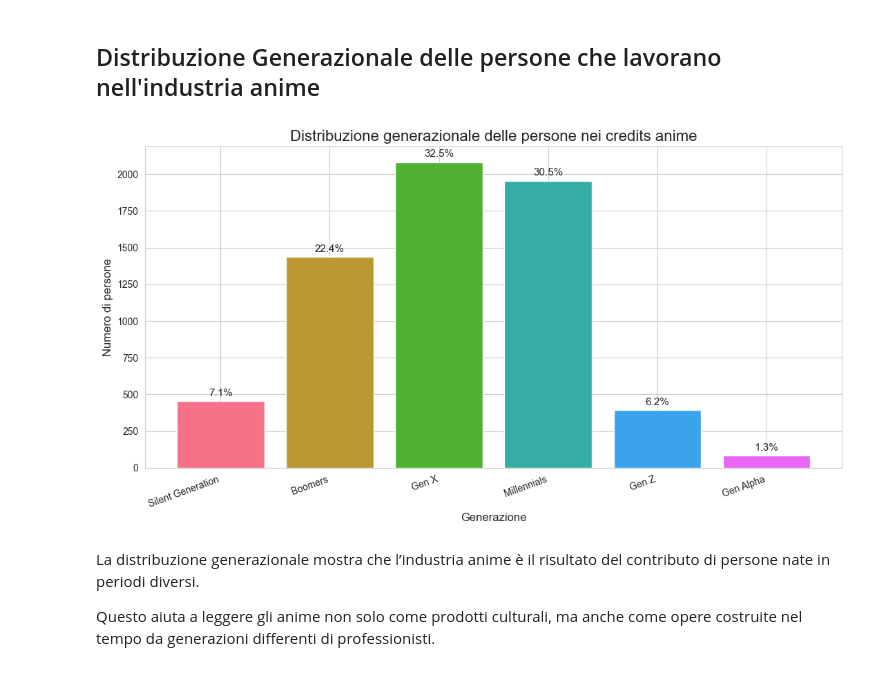
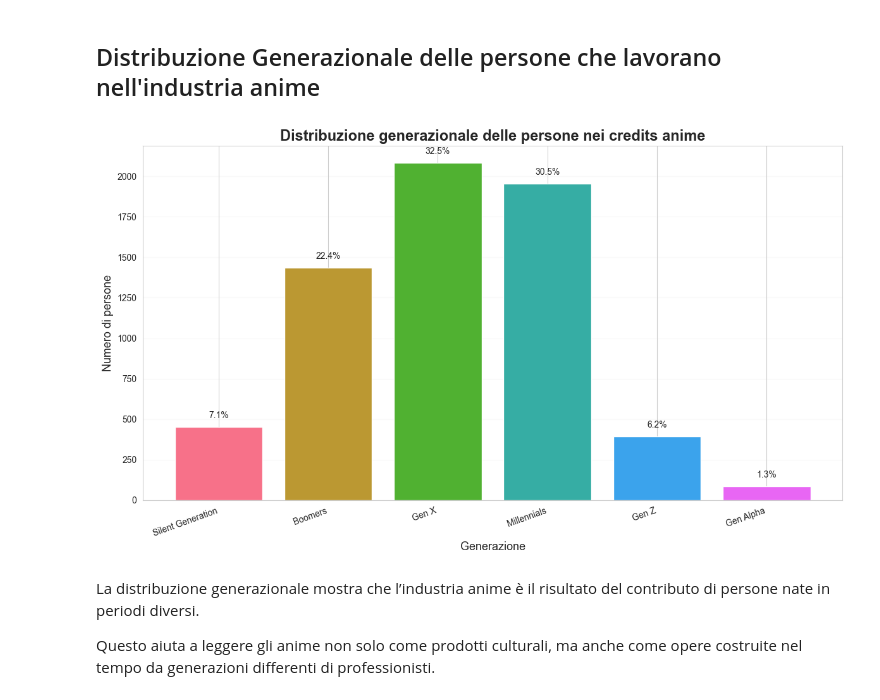
Before and after one commit to kledisateqja/hci-assignment, a Jupyter notebook: solution/notebook/storytelling.ipynb, the cells around one changed output. Cells and saved outputs as stored; diff of their text form; code cells hidden in the pictures.

```diff
--- a/solution/notebook/storytelling.ipynb
+++ b/solution/notebook/storytelling.ipynb
@@ -995,65 +1116,77 @@ Oltre alla provenienza geografica, possiamo osservare anche quali generazioni ha
 # %% [markdown]
 ## Distribuzione Generazionale delle persone che lavorano nell'industria anime
 # %%
+# preparazione dati
 staff = (
     df_person_anime_works[["person_mal_id"]]
     .drop_duplicates()
     .merge(
-        df_person_details[["person_mal_id", "birthday"]], on="person_mal_id",  how="left"
+        df_person_details[["person_mal_id", "birthday"]],
+        on="person_mal_id",
+        how="left"
     )
 )
+
 staff["birth_year"] = pd.to_datetime(
-    staff["birthday"], errors="coerce", utc=True
+    staff["birthday"], errors="coerce",  utc=True
 ).dt.year
 
 staff.loc[~staff["birth_year"].between(1900, 2024), "birth_year"] = pd.NA
 
-tot_people = staff["person_mal_id"].nunique()
-known_people = staff.loc[staff["birth_year"].notna(), "person_mal_id"].nunique()
-
 labels = [
     "Silent Generation", "Boomers", "Gen X", "Millennials", "Gen Z", "Gen Alpha"
 ]
+
 staff["generation"] = pd.cut(
-    staff["birth_year"], bins=[-np.inf, 1945, 1964, 1980, 1996, 2012, 2024], labels=labels
+    staff["birth_year"],
+    bins=[-np.inf, 1945, 1964, 1980, 1996, 2012, 2024],
+    labels=labels
 )
+
 gen_counts = (
     staff["generation"]
     .value_counts()
     .reindex(labels, fill_value=0)
     .rename_axis("generation")
     .reset_index(name="count")
 )
+
 gen_counts["share"] = (
     gen_counts["count"] / gen_counts["count"].sum() * 100
 ).round(1)
 
-plt.style.use("default")
-sns.set_style("whitegrid")
-palette = sns.color_palette("husl", len(gen_counts))
+# grafico
+plt.figure(figsize=(12, 7))
+colors = sns.color_palette("husl", n_colors=len(gen_counts))
 
-fig, ax = plt.subplots(figsize=(11, 6), facecolor="white")
-fig.patch.set_facecolor("white")
-ax.set_facecolor("white")
+bars = plt.bar(
+    gen_counts["generation"],
+    gen_counts["count"],
+    color=colors
+)
 
-bars = ax.bar(
-    gen_counts["generation"], gen_counts["count"], color=palette
+for bar, share in zip(bars, gen_counts["share"]):
+    height = bar.get_height()
+    plt.text(
+    bar.get_x() + bar.get_width()/2.,
+    height + gen_counts["count"].max() * 0.02,
+    f'{share}%',
+    ha='center',
+    va='bottom',
+    fontsize=10
 )
-ax.set_title("Distribuzione generazionale delle persone nei credits anime", fontsize=16)
-ax.set_xlabel("Generazione", fontsize=12)
-ax.set_ylabel("Numero di persone", fontsize=12)
 
-labels_bar = gen_counts["share"].astype(str) + "%"
+plt.xlabel("Generazione", fontsize=13)
+plt.ylabel("Numero di persone", fontsize=13)
+plt.title("Distribuzione generazionale delle persone nei credits anime", fontsize=17, fontweight='bold')
 
-ax.bar_label(
-    bars, labels=labels_bar, padding=3,  fontsize=11
-)
-plt.xticks(rotation=20, ha="right")
+plt.xticks(rotation=20, ha='right')
+plt.grid(axis='y', alpha=0.1)
 
 plt.tight_layout()
 plt.show()
 # %% [output]
-[figure, old version]
+[figure, new version]
 # %% [markdown]
 La distribuzione generazionale mostra che l’industria anime è il risultato del contributo di persone nate in periodi diversi.
 
```
Also changed, not shown: parts of 15 cells of this notebook.
